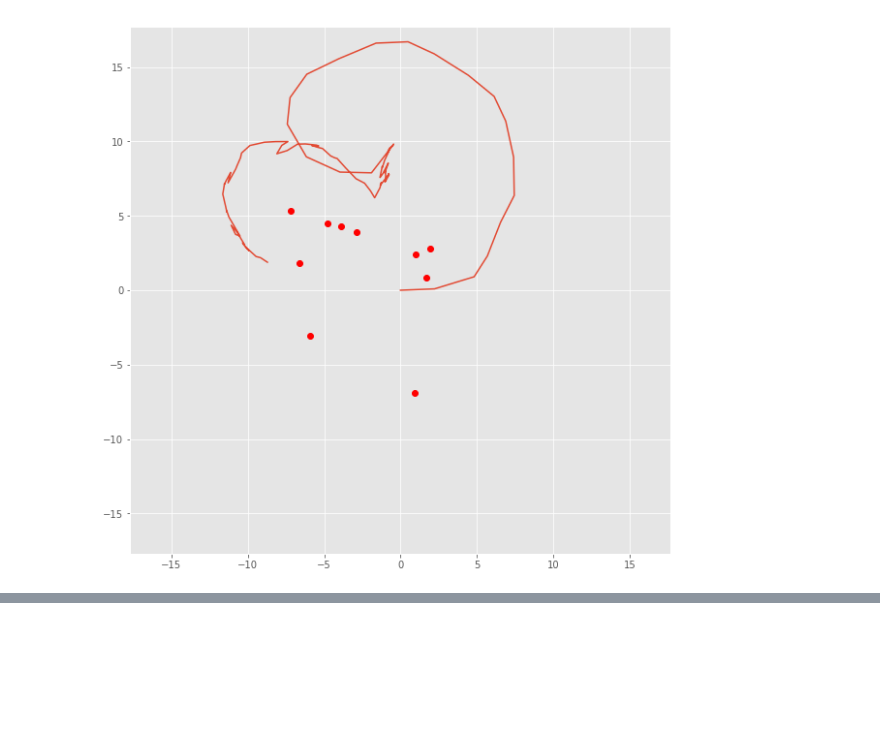
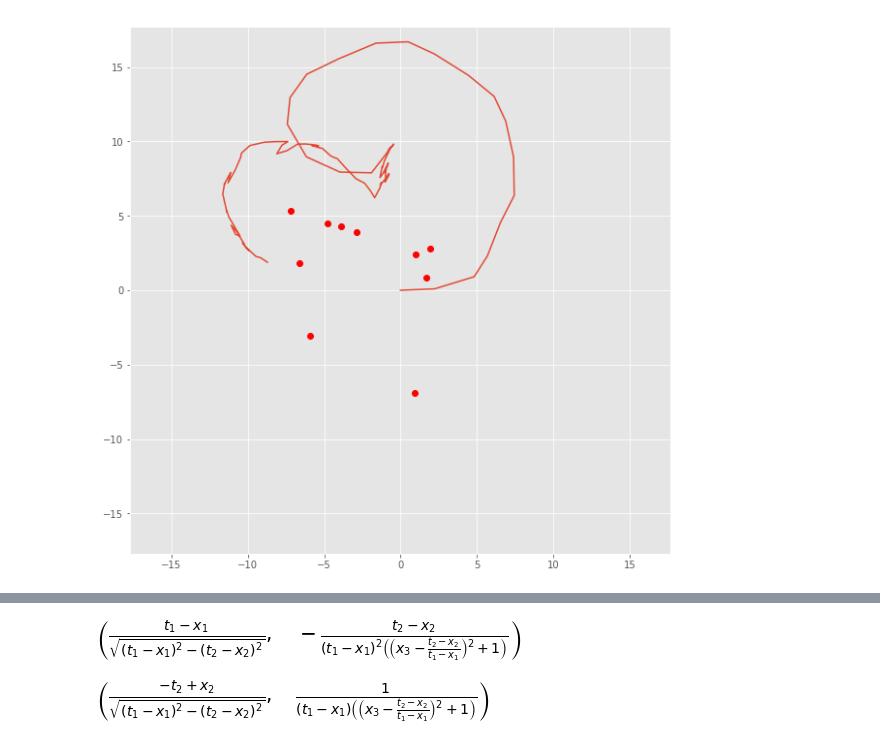
Before and after one commit to LoicEm/Online_EM_SLAM, a Jupyter notebook: Brouillon_loic.ipynb, the cells around one changed output, grey strips where cells are left out. Drawn from its saved outputs; the diff is of its cells as text; code cells hidden in the pictures; blank space fills up the shorter version.

Commit message:
added sympy example

```diff
--- a/Brouillon_loic.ipynb
+++ b/Brouillon_loic.ipynb
@@ -31,0 +29,15 @@ TypeError: 'ABCMeta' object is not subscriptable
+# %%
+from sympy import *
+x1, x2, x3, t1, t2 = symbols("x1 x2 x3 t1 t2")
+init_printing()
+# %%
+expr1 = sqrt((t1 - x1 )**2 - (t2 - x2)**2)
+expr2 = atan((t2 - x2)/(t1 - x1) - x3)
+# %%
+diff(expr1, t1), diff(expr2, t1)
+# %% [output]
+[figure, added]
+# %%
+diff(expr1, t2), diff(expr2, t2)
+# %% [output]
+[figure, added]
```
Also changed, not shown: parts of 3 cells of this notebook.
